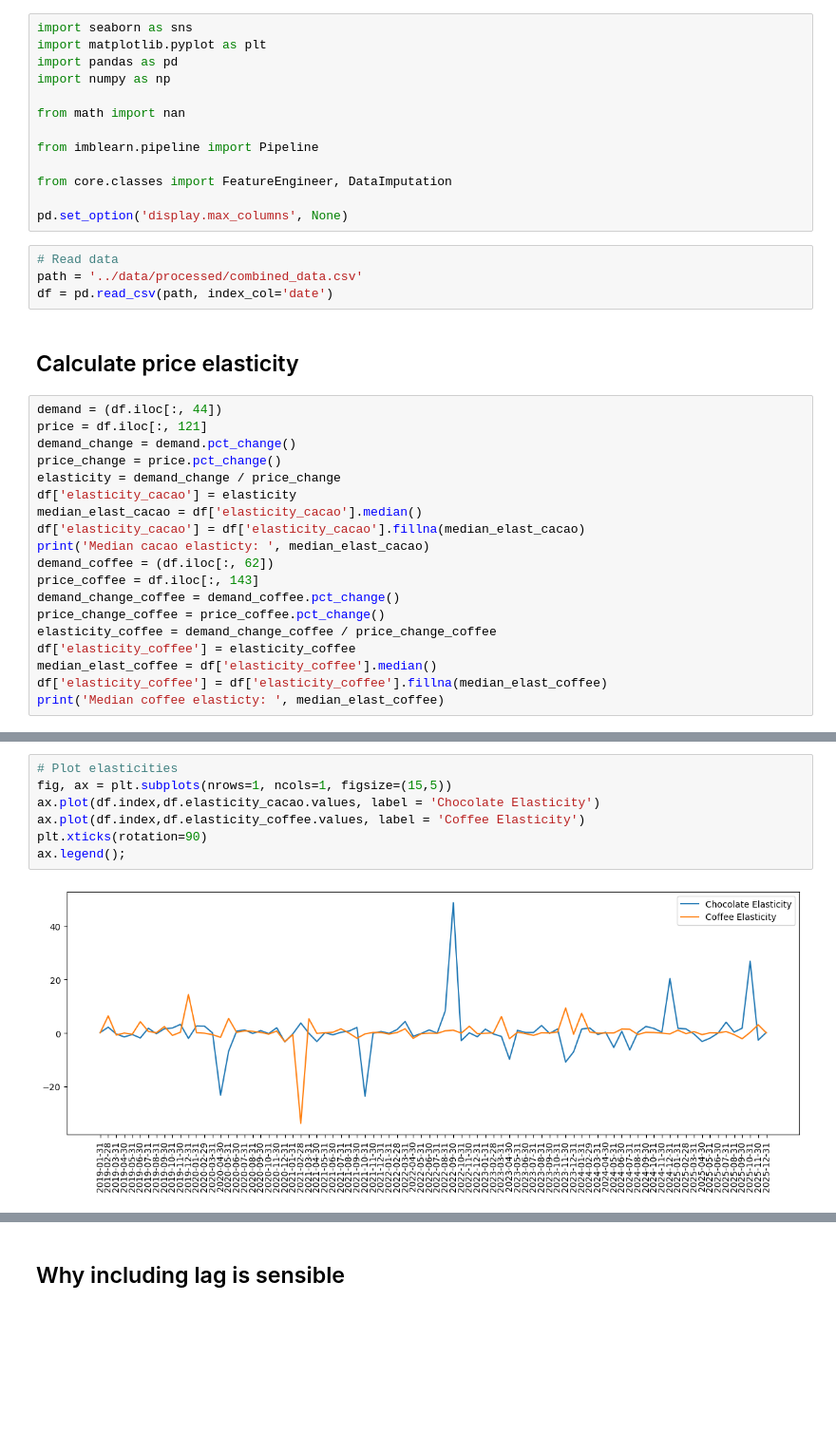
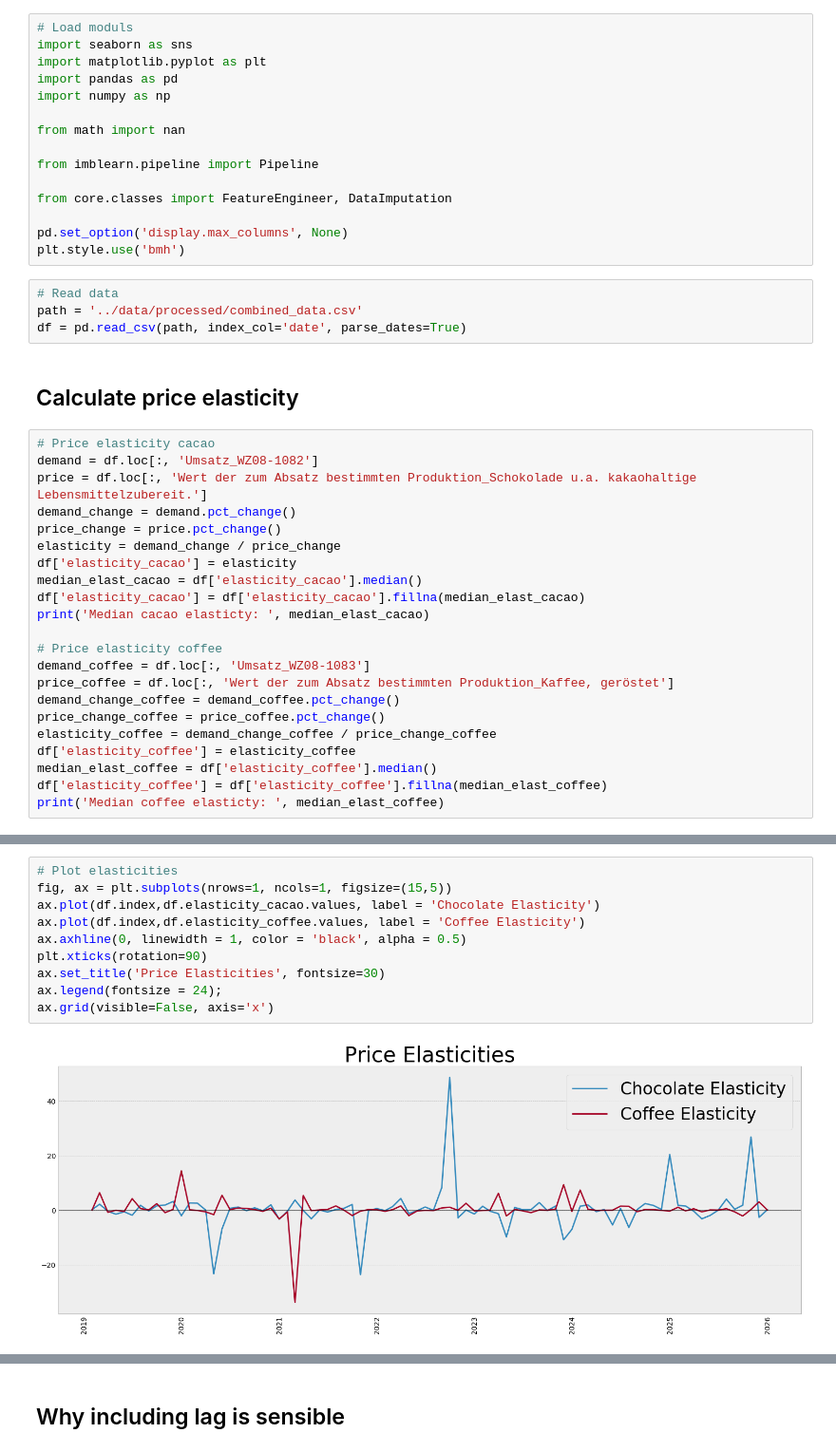
Before and after one commit to salimaabdalla/dpp_projekt_2026, a Jupyter notebook: notebooks/05_preprocessing.ipynb, the cells around one changed output, grey strips where cells are left out. Shown at 95% size. Saved outputs shown, nothing was run; the diff lists cells and outputs as text; blank space fills up the shorter version.

```diff
--- a/notebooks/05_preprocessing.ipynb
+++ b/notebooks/05_preprocessing.ipynb
@@ -1,4 +1,5 @@
 # %%
+# Load moduls
 import seaborn as sns
 import matplotlib.pyplot as plt
 import pandas as pd
@@ -11,15 +12,17 @@ from imblearn.pipeline import Pipeline
 from core.classes import FeatureEngineer, DataImputation
 
 pd.set_option('display.max_columns', None)
+plt.style.use('bmh')
 # %%
 # Read data
 path = '../data/processed/combined_data.csv'
-df = pd.read_csv(path, index_col='date')
+df = pd.read_csv(path, index_col='date', parse_dates=True)
 # %% [markdown]
 ## Calculate price elasticity
 # %%
-demand = (df.iloc[:, 44])
-price = df.iloc[:, 121]
+# Price elasticity cacao
+demand = df.loc[:, 'Umsatz_WZ08-1082']
+price = df.loc[:, 'Wert der zum Absatz bestimmten Produktion_Schokolade u.a. kakaohaltige Lebensmittelzubereit.']
 demand_change = demand.pct_change()
 price_change = price.pct_change()
 elasticity = demand_change / price_change
@@ -27,8 +30,10 @@ df['elasticity_cacao'] = elasticity
 median_elast_cacao = df['elasticity_cacao'].median()
 df['elasticity_cacao'] = df['elasticity_cacao'].fillna(median_elast_cacao)
 print('Median cacao elasticty: ', median_elast_cacao)
-demand_coffee = (df.iloc[:, 62])
-price_coffee = df.iloc[:, 143]
+
+# Price elasticity coffee
+demand_coffee = df.loc[:, 'Umsatz_WZ08-1083']
+price_coffee = df.loc[:, 'Wert der zum Absatz bestimmten Produktion_Kaffee, geröstet']
 demand_change_coffee = demand_coffee.pct_change()
 price_change_coffee = price_coffee.pct_change()
 elasticity_coffee = demand_change_coffee / price_change_coffee
@@ -42,9 +47,12 @@ df.to_csv('../data/processed/combined_data_with_elasticity.csv')
 # %%
 # Plot elasticities
 fig, ax = plt.subplots(nrows=1, ncols=1, figsize=(15,5))
 ax.plot(df.index,df.elasticity_cacao.values, label = 'Chocolate Elasticity')
 ax.plot(df.index,df.elasticity_coffee.values, label = 'Coffee Elasticity')
+ax.axhline(0, linewidth = 1, color = 'black', alpha = 0.5)
 plt.xticks(rotation=90)
-ax.legend();
+ax.set_title('Price Elasticities', fontsize=30)
+ax.legend(fontsize = 24);
+ax.grid(visible=False, axis='x')
 # %% [output]
-[figure, old version]
+[figure, new version]
```
Also changed, not shown: parts of 15 cells of this notebook, 4 other files.
